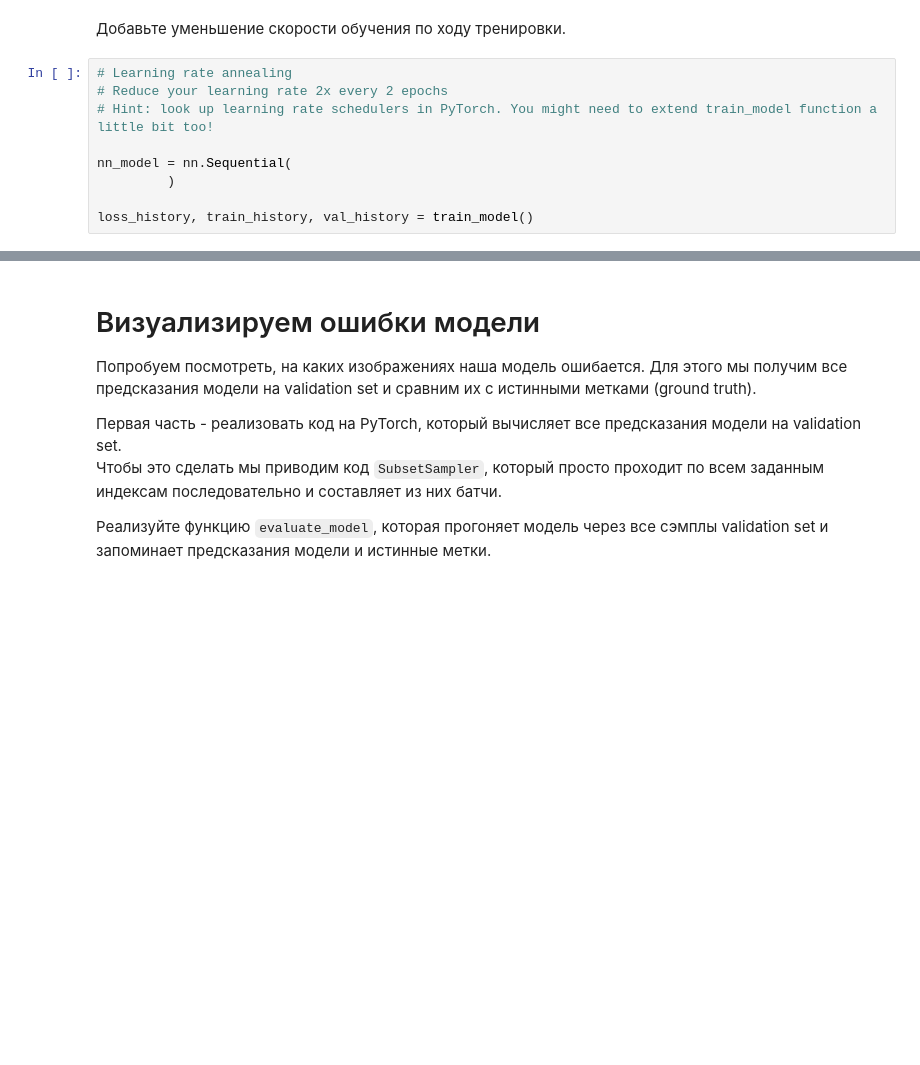
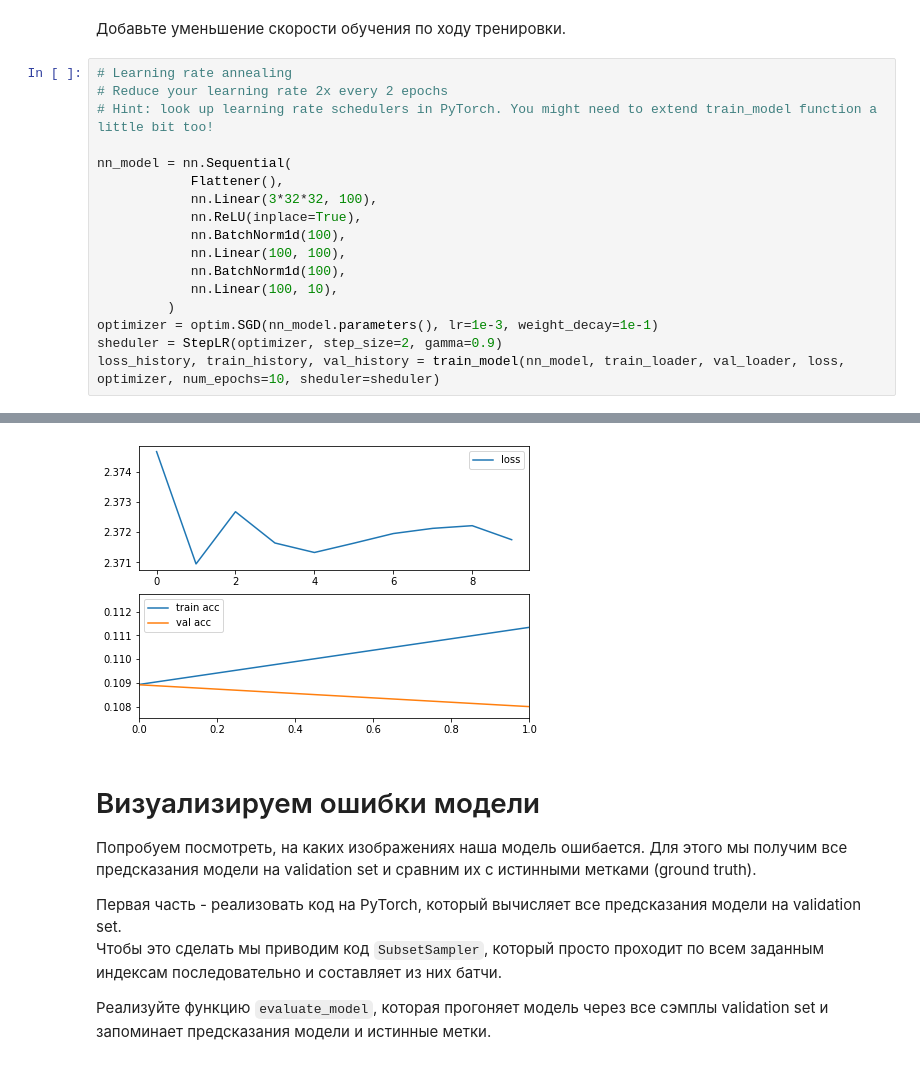
Before and after one commit to SpIIIII/layman-s-Deep-Learning-, a Jupyter notebook: assignments/assignment2/PyTorch.ipynb, the cells around one changed output, grey strips where cells are left out. Saved outputs shown, nothing was run; the diff lists cells and outputs as text; blank space fills up the shorter version.

```diff
--- a/assignments/assignment2/PyTorch.ipynb
+++ b/assignments/assignment2/PyTorch.ipynb
@@ -208,6 +243,15 @@ loss_history, train_history, val_history = train_model(nn_model, train_loader, v
 # Hint: look up learning rate schedulers in PyTorch. You might need to extend train_model function a little bit too!
 
 nn_model = nn.Sequential(
+            Flattener(),
+            nn.Linear(3*32*32, 100),
+            nn.ReLU(inplace=True),
+            nn.BatchNorm1d(100),
+            nn.Linear(100, 100),
+            nn.BatchNorm1d(100),
+            nn.Linear(100, 10),
          )
-
-loss_history, train_history, val_history = train_model()
+optimizer = optim.SGD(nn_model.parameters(), lr=1e-3, weight_decay=1e-1)
+sheduler = StepLR(optimizer, step_size=2, gamma=0.9)
+loss_history, train_history, val_history = train_model(nn_model, train_loader, val_loader, loss, optimizer, num_epochs=10, sheduler=sheduler)
+# %% [output]
@@ -214,3 +268,4 @@ loss_history, train_history, val_history = train_model()
+[figure, added]
 # %% [markdown]
 # Визуализируем ошибки модели
 
```
Also changed, not shown: parts of 11 cells of this notebook, 5 other files.
